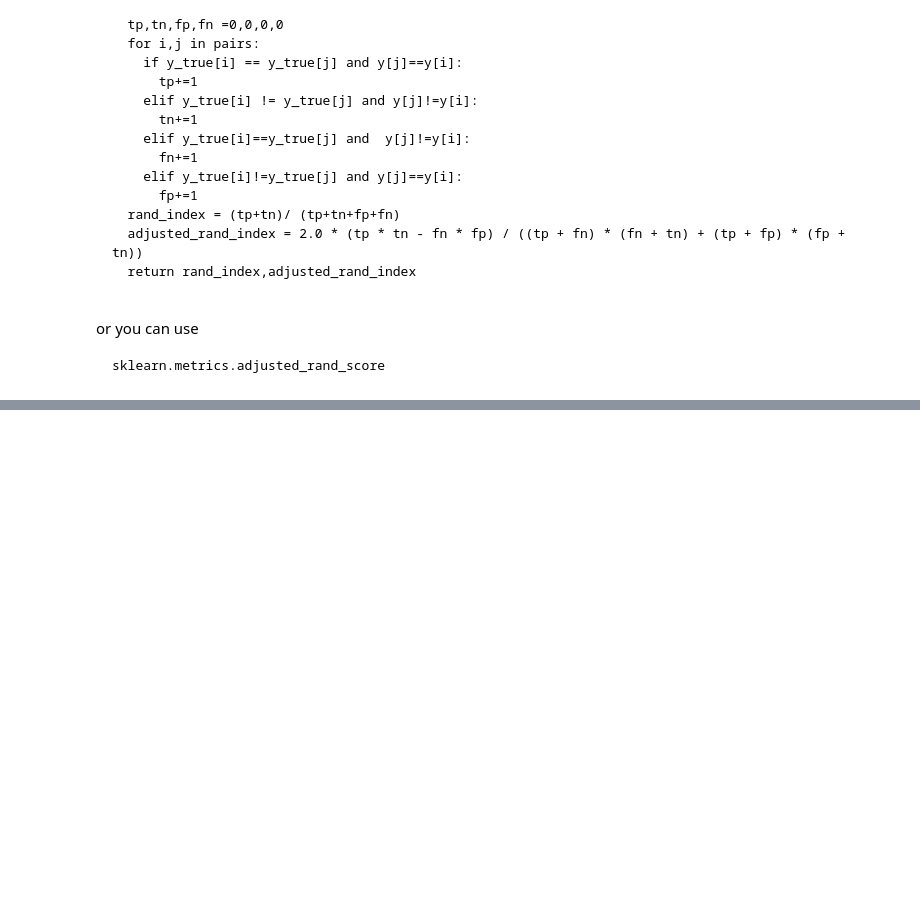
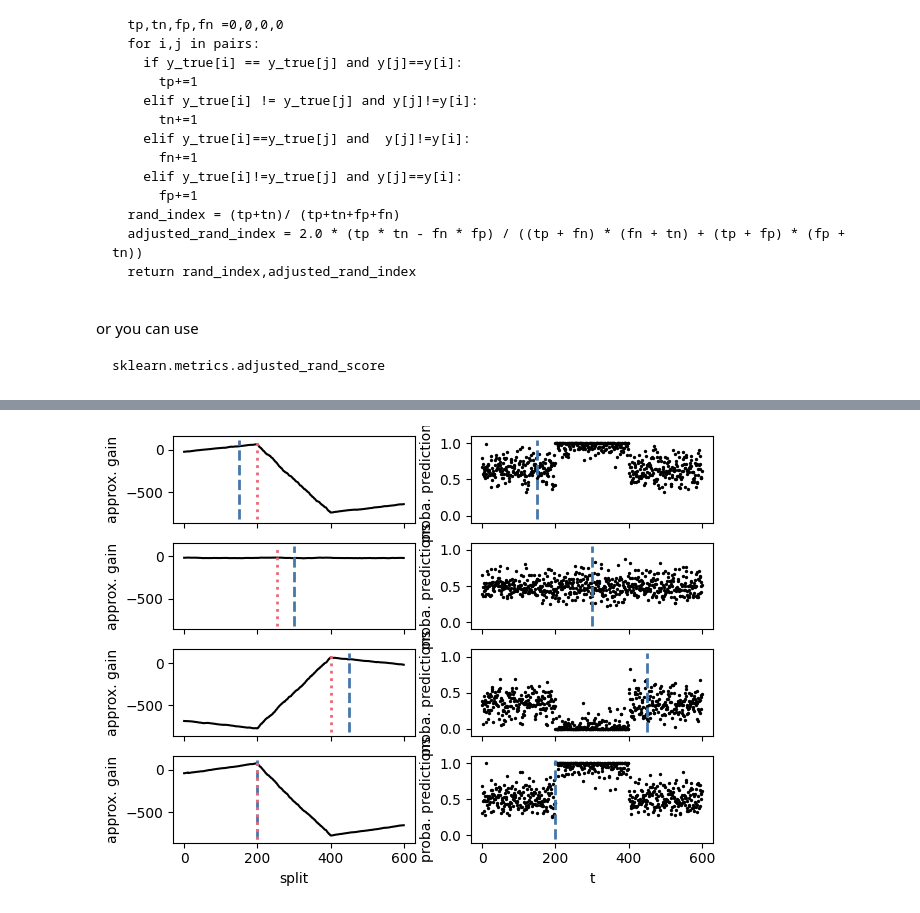
Before and after one commit to wajidmanzoor/Change-Point-detection-using-Random-Forest, a Jupyter notebook: notebooks/simmulation.ipynb, the cells around one changed output, grey strips where cells are left out. Cells and saved outputs as stored; diff of their text form; code cells hidden in the pictures; blank space fills up the shorter version.

```diff
--- a/notebooks/simmulation.ipynb
+++ b/notebooks/simmulation.ipynb
@@ -73,0 +122,4 @@ def adjusted_rand_score(true_changepoints, estimated_changepoints):
+# %%
+result.optimizer_result.plot().show()
+# %% [output]
+[figure, added]
```
Also changed, not shown: parts of 7 cells of this notebook.
